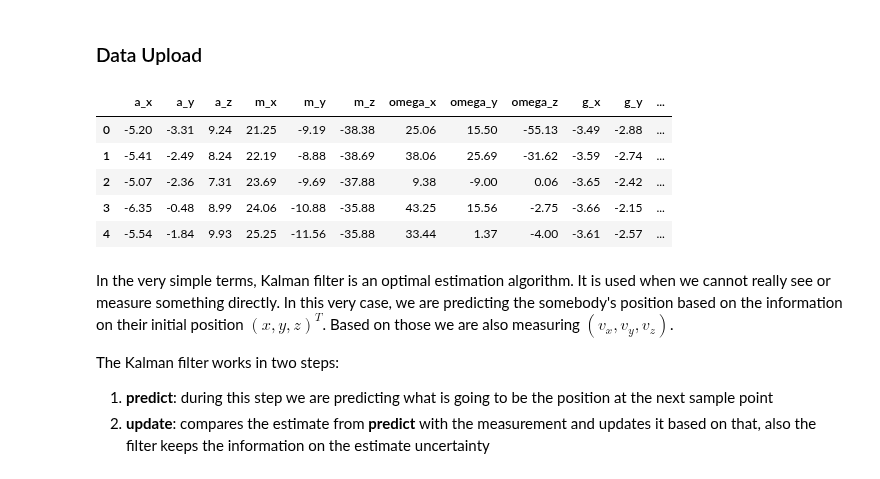
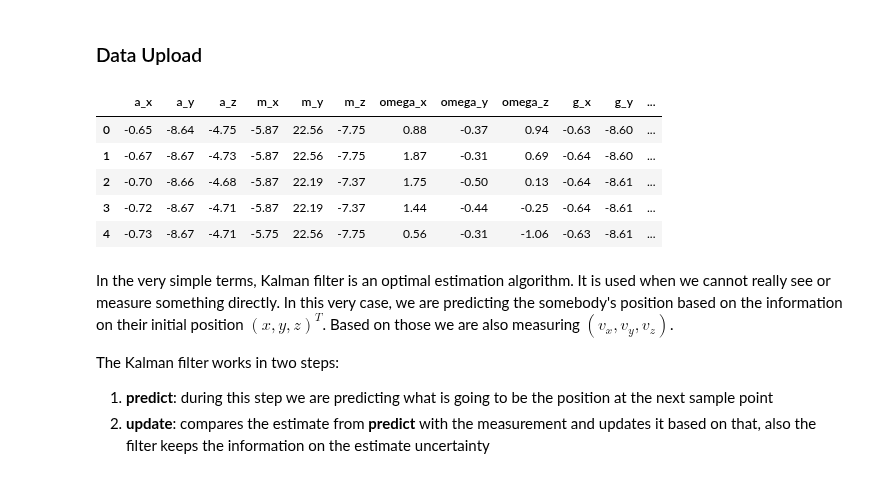
Before and after one commit to kjetteren/RaD_team1_HELIXON, a Jupyter notebook: utils/KalmanFilterImplementation.ipynb, the cells around one changed output. Cells and saved outputs as stored; diff of their text form; code cells hidden in the pictures.

Commit message:
straight line prediction

```diff
--- a/utils/KalmanFilterImplementation.ipynb
+++ b/utils/KalmanFilterImplementation.ipynb
@@ -16,18 +35,15 @@ original_spiral = np.array([[-R * np.cos(i * (2 * np.pi * N) / T),  R * np.sin(i
 # %% [markdown]
 ### Data Upload
 # %%
-df = pd.read_csv("sensor_data.csv")
-df["v_x"] = df["omega_x"]*R
-df["v_y"] = df["omega_y"]*R
-df["v_z"] = df["omega_z"]*R
+df = pd.read_csv("straight.csv")
 df.head()
 # %% [output]
 |  | a_x | a_y | a_z | m_x | m_y | m_z | omega_x | omega_y | omega_z | g_x | g_y | ... |
-| 0 | -5.20 | -3.31 | 9.24 | 21.25 | -9.19 | -38.38 | 25.06 | 15.50 | -55.13 | -3.49 | -2.88 | ... |
-| 1 | -5.41 | -2.49 | 8.24 | 22.19 | -8.88 | -38.69 | 38.06 | 25.69 | -31.62 | -3.59 | -2.74 | ... |
-| 2 | -5.07 | -2.36 | 7.31 | 23.69 | -9.69 | -37.88 | 9.38 | -9.00 | 0.06 | -3.65 | -2.42 | ... |
-| 3 | -6.35 | -0.48 | 8.99 | 24.06 | -10.88 | -35.88 | 43.25 | 15.56 | -2.75 | -3.66 | -2.15 | ... |
-| 4 | -5.54 | -1.84 | 9.93 | 25.25 | -11.56 | -35.88 | 33.44 | 1.37 | -4.00 | -3.61 | -2.57 | ... |
+| 0 | -0.65 | -8.64 | -4.75 | -5.87 | 22.56 | -7.75 | 0.88 | -0.37 | 0.94 | -0.63 | -8.60 | ... |
+| 1 | -0.67 | -8.67 | -4.73 | -5.87 | 22.56 | -7.75 | 1.87 | -0.31 | 0.69 | -0.64 | -8.60 | ... |
+| 2 | -0.70 | -8.66 | -4.68 | -5.87 | 22.19 | -7.37 | 1.75 | -0.50 | 0.13 | -0.64 | -8.61 | ... |
+| 3 | -0.72 | -8.67 | -4.71 | -5.87 | 22.19 | -7.37 | 1.44 | -0.44 | -0.25 | -0.64 | -8.61 | ... |
+| 4 | -0.73 | -8.67 | -4.71 | -5.75 | 22.56 | -7.75 | 0.56 | -0.31 | -1.06 | -0.63 | -8.61 | ... |
 # %% [markdown]
 In the very simple terms, Kalman filter is an optimal estimation algorithm. It is used when we cannot really see or measure something directly. In this very case, we are predicting the somebody's position based on the information on their initial position $(x,y,z)^T$. Based on those we are also measuring $(v_x,v_y,v_z)$.
 
```
Also changed, not shown: parts of 7 cells of this notebook, 2 other files.
